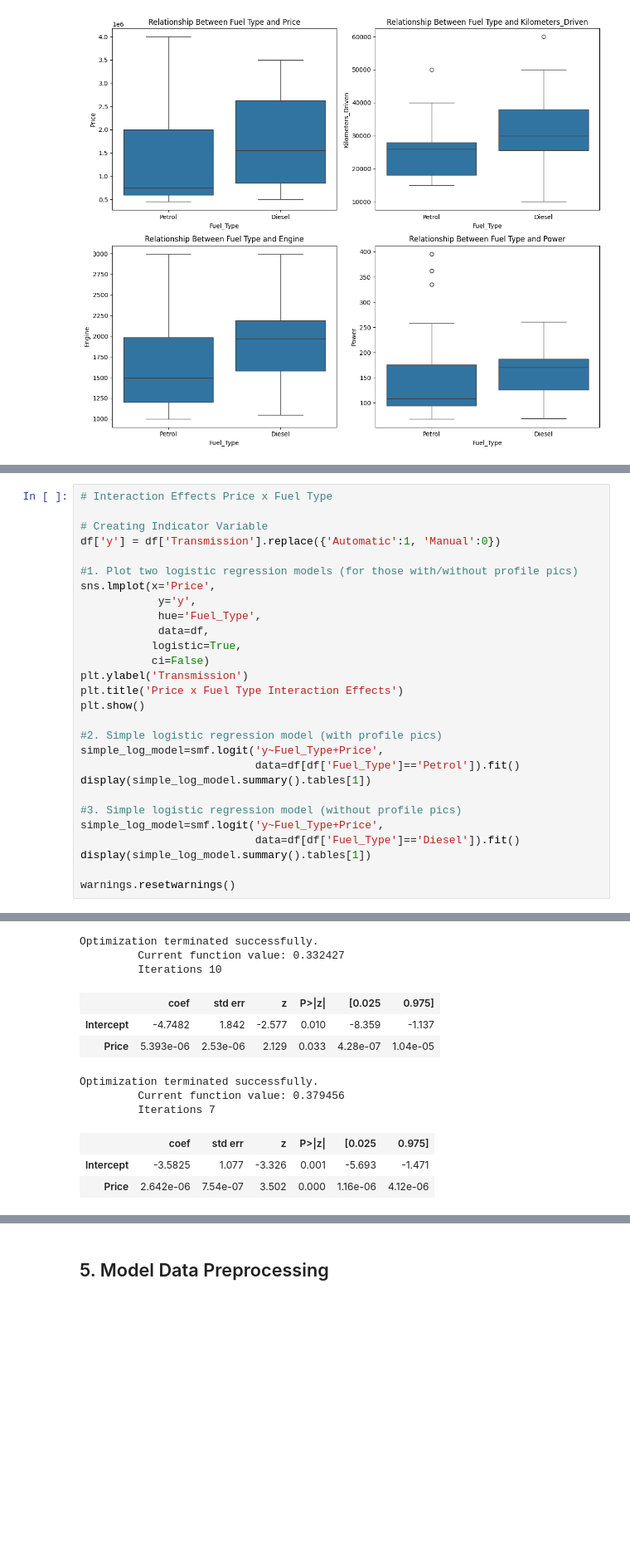
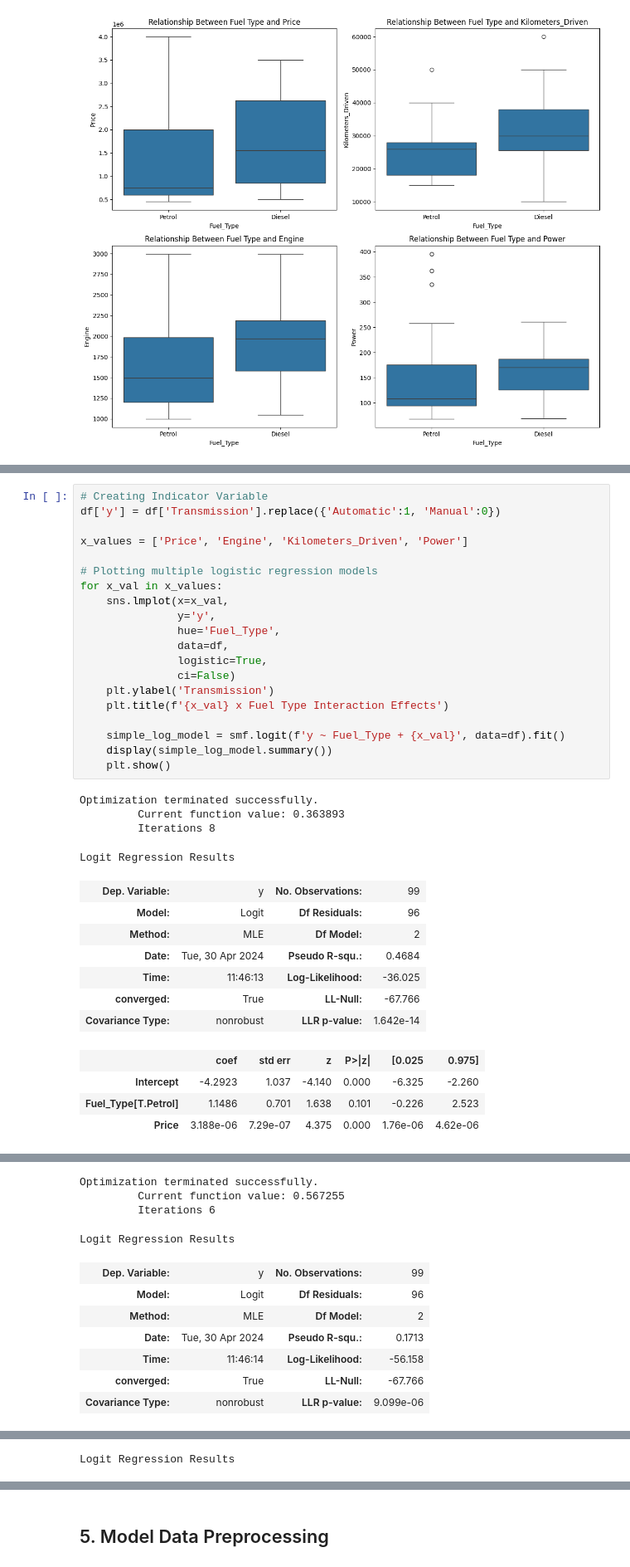
Before and after one commit to austinabraham23/stat207finalproject, a Jupyter notebook: laila/Final_Project_AustinKaiwenLailaLinh.ipynb, the cells around one changed output, grey strips where cells are left out. Shown: that part at 83% size. Drawn from its saved outputs; the diff is of its cells as text; blank space fills up the shorter version.

```diff
--- a/laila/Final_Project_AustinKaiwenLailaLinh.ipynb
+++ b/laila/Final_Project_AustinKaiwenLailaLinh.ipynb
@@ -139,42 +152,48 @@ plt.show()
 # %%
-# Interaction Effects Price x Fuel Type
-
 # Creating Indicator Variable
 df['y'] = df['Transmission'].replace({'Automatic':1, 'Manual':0})
 
-#1. Plot two logistic regression models (for those with/without profile pics)
-sns.lmplot(x='Price',
-            y='y',
-            hue='Fuel_Type',
-            data=df,
-           logistic=True,
-           ci=False)
-plt.ylabel('Transmission')
-plt.title('Price x Fuel Type Interaction Effects')
-plt.show()
+x_values = ['Price', 'Engine', 'Kilometers_Driven', 'Power']
 
-#2. Simple logistic regression model (with profile pics)
-simple_log_model=smf.logit('y~Fuel_Type+Price',
-                           data=df[df['Fuel_Type']=='Petrol']).fit()
-display(simple_log_model.summary().tables[1])
+# Plotting multiple logistic regression models
+for x_val in x_values:
+    sns.lmplot(x=x_val,
+               y='y',
+               hue='Fuel_Type',
+               data=df,
+               logistic=True,
+               ci=False)
+    plt.ylabel('Transmission')
+    plt.title(f'{x_val} x Fuel Type Interaction Effects')
 
-#3. Simple logistic regression model (without profile pics)
-simple_log_model=smf.logit('y~Fuel_Type+Price',
-                           data=df[df['Fuel_Type']=='Diesel']).fit()
-display(simple_log_model.summary().tables[1])
-
-warnings.resetwarnings()
+    simple_log_model = smf.logit(f'y ~ Fuel_Type + {x_val}', data=df).fit()
+    display(simple_log_model.summary())
+    plt.show()
 # %% [output]
+Optimization terminated successfully.
+         Current function value: 0.363893
+         Iterations 8
+Logit Regression Results
+| Dep. Variable: | y | No. Observations: | 99 |
+| Model: | Logit | Df Residuals: | 96 |
+| Method: | MLE | Df Model: | 2 |
+| Date: | Tue, 30 Apr 2024 | Pseudo R-squ.: | 0.4684 |
+| Time: | 11:46:13 | Log-Likelihood: | -36.025 |
+| converged: | True | LL-Null: | -67.766 |
+| Covariance Type: | nonrobust | LLR p-value: | 1.642e-14 |
+|  | coef | std err | z | P>|z| | [0.025 | 0.975] |
+| Intercept | -4.2923 | 1.037 | -4.140 | 0.000 | -6.325 | -2.260 |
+| Fuel_Type[T.Petrol] | 1.1486 | 0.701 | 1.638 | 0.101 | -0.226 | 2.523 |
+| Price | 3.188e-06 | 7.29e-07 | 4.375 | 0.000 | 1.76e-06 | 4.62e-06 |
 [figure]
-Optimization terminated successfully.
-         Current function value: 0.332427
-         Iterations 10
-|  | coef | std err | z | P>|z| | [0.025 | 0.975] |
-| Intercept | -4.7482 | 1.842 | -2.577 | 0.010 | -8.359 | -1.137 |
-| Price | 5.393e-06 | 2.53e-06 | 2.129 | 0.033 | 4.28e-07 | 1.04e-05 |
-Optimization terminated successfully.
-         Current function value: 0.379456
-         Iterations 7
-|  | coef | std err | z | P>|z| | [0.025 | 0.975] |
-| Intercept | -3.5825 | 1.077 | -3.326 | 0.001 | -5.693 | -1.471 |
-| Price | 2.642e-06 | 7.54e-07 | 3.502 | 0.000 | 1.16e-06 | 4.12e-06 |
+Optimization terminated successfully.
+         Current function value: 0.567255
+         Iterations 6
+Logit Regression Results
+| Dep. Variable: | y | No. Observations: | 99 |
+| Model: | Logit | Df Residuals: | 96 |
+| Method: | MLE | Df Model: | 2 |
+| Date: | Tue, 30 Apr 2024 | Pseudo R-squ.: | 0.1713 |
+| Time: | 11:46:14 | Log-Likelihood: | -56.158 |
+| converged: | True | LL-Null: | -67.766 |
+| Covariance Type: | nonrobust | LLR p-value: | 9.099e-06 |
@@ -180,0 +208 @@ Optimization terminated successfully.
+Logit Regression Results
```
Also changed, not shown: parts of 24 cells of this notebook, 1 other file.
